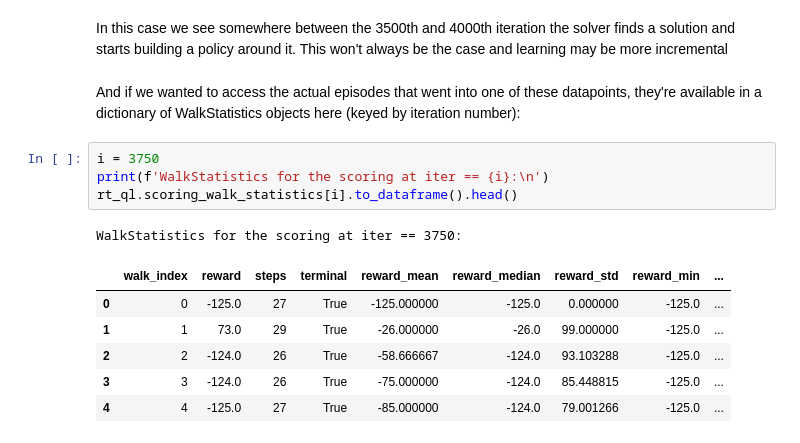
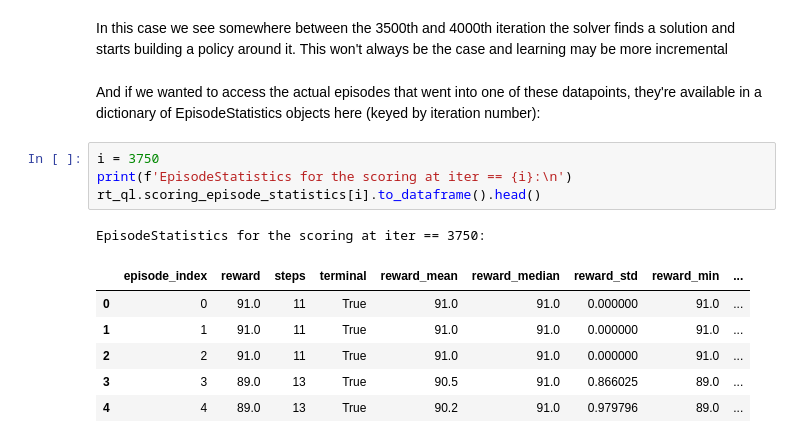
Before and after one commit to ca-scribner/lrl, a Jupyter notebook: docs/source/example_solution_racetrack.ipynb, the cells around one changed output. Cells and saved outputs as stored; diff of their text form.

```diff
--- a/docs/source/example_solution_racetrack.ipynb
+++ b/docs/source/example_solution_racetrack.ipynb
@@ -379,16 +379,16 @@ plt.plot(rt_ql_intermediate_scoring_df.loc[:, 'iteration'], rt_ql_intermediate_s
 # %% [markdown]
 In this case we see somewhere between the 3500th and 4000th iteration the solver finds a solution and starts building a policy around it.  This won't always be the case and learning may be more incremental
 # %% [markdown]
-And if we wanted to access the actual episodes that went into one of these datapoints, they're available in a dictionary of WalkStatistics objects here (keyed by iteration number):
+And if we wanted to access the actual episodes that went into one of these datapoints, they're available in a dictionary of EpisodeStatistics objects here (keyed by iteration number):
 # %%
 i = 3750
-print(f'WalkStatistics for the scoring at iter == {i}:\n')
-rt_ql.scoring_walk_statistics[i].to_dataframe().head()
+print(f'EpisodeStatistics for the scoring at iter == {i}:\n')
+rt_ql.scoring_episode_statistics[i].to_dataframe().head()
 # %% [output]
-WalkStatistics for the scoring at iter == 3750:
+EpisodeStatistics for the scoring at iter == 3750:
-|  | walk_index | reward | steps | terminal | reward_mean | reward_median | reward_std | reward_min | ... |
-| 0 | 0 | -125.0 | 27 | True | -125.000000 | -125.0 | 0.000000 | -125.0 | ... |
-| 1 | 1 | 73.0 | 29 | True | -26.000000 | -26.0 | 99.000000 | -125.0 | ... |
-| 2 | 2 | -124.0 | 26 | True | -58.666667 | -124.0 | 93.103288 | -125.0 | ... |
-| 3 | 3 | -124.0 | 26 | True | -75.000000 | -124.0 | 85.448815 | -125.0 | ... |
-| 4 | 4 | -125.0 | 27 | True | -85.000000 | -124.0 | 79.001266 | -125.0 | ... |
+|  | episode_index | reward | steps | terminal | reward_mean | reward_median | reward_std | reward_min | ... |
+| 0 | 0 | 91.0 | 11 | True | 91.0 | 91.0 | 0.000000 | 91.0 | ... |
+| 1 | 1 | 91.0 | 11 | True | 91.0 | 91.0 | 0.000000 | 91.0 | ... |
+| 2 | 2 | 91.0 | 11 | True | 91.0 | 91.0 | 0.000000 | 91.0 | ... |
+| 3 | 3 | 89.0 | 13 | True | 90.5 | 91.0 | 0.866025 | 89.0 | ... |
+| 4 | 4 | 89.0 | 13 | True | 90.2 | 91.0 | 0.979796 | 89.0 | ... |
```
Also changed, not shown: parts of 15 cells of this notebook, 8 other files.
